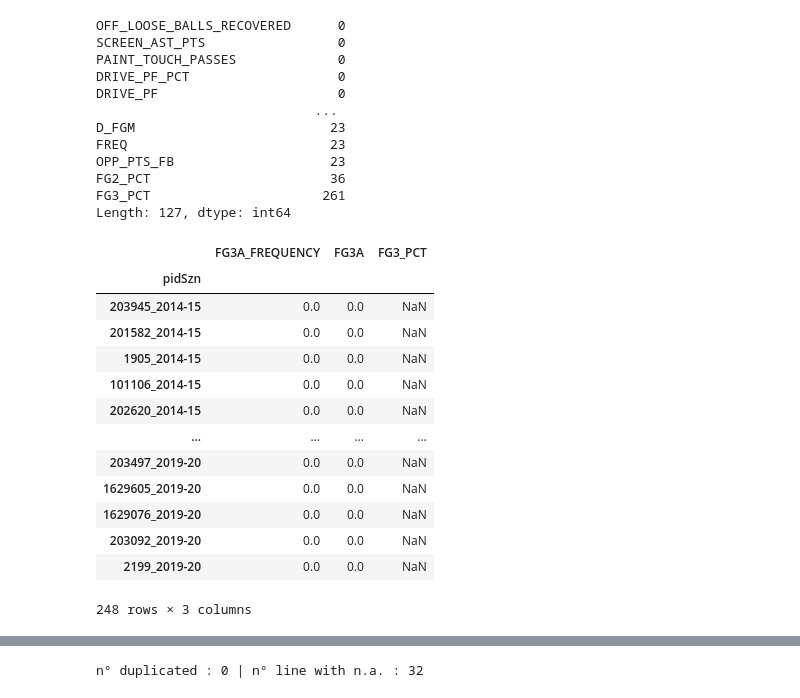
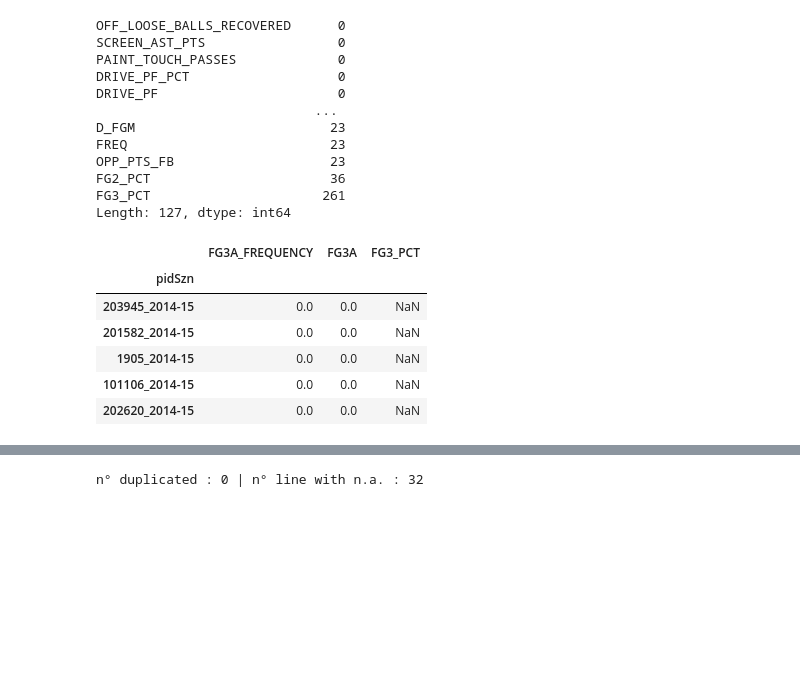
Before and after one commit to arnaud-odet/Roster_Building, a Jupyter notebook: notebooks/clustering.ipynb, the cells around one changed output, grey strips where cells are left out. Cells and saved outputs as stored; diff of their text form; code cells hidden in the pictures; blank space fills up the shorter version.

```diff
--- a/notebooks/clustering.ipynb
+++ b/notebooks/clustering.ipynb
@@ -260,20 +256,13 @@ FG2_PCT                       36
 FG3_PCT                      261
 Length: 127, dtype: int64
 # %%
-data['Score'][data['Score']['FG3_PCT'].isna()][['FG3A_FREQUENCY', 'FG3A','FG3_PCT']].sort_values('FG3A')
+data['Score'][data['Score']['FG3_PCT'].isna()][['FG3A_FREQUENCY', 'FG3A','FG3_PCT']].sort_values('FG3A').head()
 # %% [output]
 |  | FG3A_FREQUENCY | FG3A | FG3_PCT |
 | pidSzn |  |  |  |
 | 203945_2014-15 | 0.0 | 0.0 | NaN |
 | 201582_2014-15 | 0.0 | 0.0 | NaN |
 | 1905_2014-15 | 0.0 | 0.0 | NaN |
 | 101106_2014-15 | 0.0 | 0.0 | NaN |
 | 202620_2014-15 | 0.0 | 0.0 | NaN |
-| ... | ... | ... | ... |
-| 203497_2019-20 | 0.0 | 0.0 | NaN |
-| 1629605_2019-20 | 0.0 | 0.0 | NaN |
-| 1629076_2019-20 | 0.0 | 0.0 | NaN |
-| 203092_2019-20 | 0.0 | 0.0 | NaN |
-| 2199_2019-20 | 0.0 | 0.0 | NaN |
-248 rows × 3 columns
 # %%
```
Also changed, not shown: parts of 58 cells of this notebook, 3 other files.
